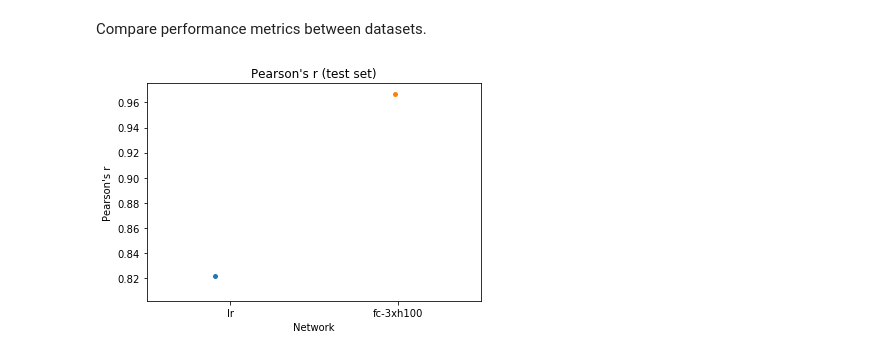
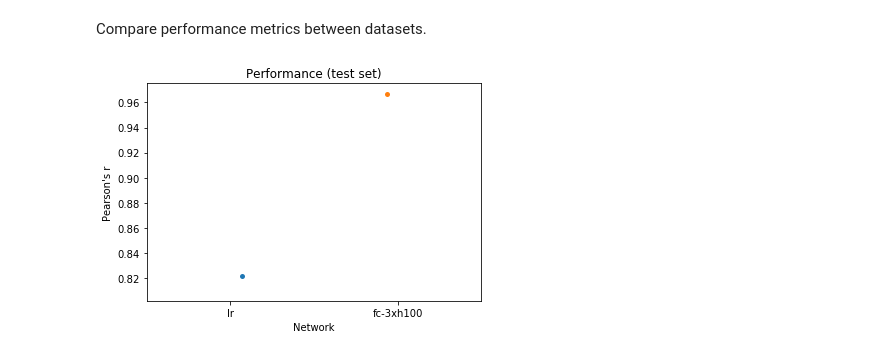
Before and after one commit to gitter-lab/nn4dms, a Jupyter notebook: notebooks/analysis.ipynb, the cells around one changed output. Cells and saved outputs as stored; diff of their text form; code cells hidden in the pictures.

```diff
--- a/notebooks/analysis.ipynb
+++ b/notebooks/analysis.ipynb
@@ -180,9 +180,9 @@ Compare performance metrics between datasets.
 # %%
 metrics["parsed_net_file"] = metrics["net_file"].apply(lambda nf: basename(nf)[:-5])
 fix, ax = plt.subplots(1)
 ax = sns.stripplot(x="parsed_net_file", y="stest_pearsonr", data=metrics)
-ax.set(xlabel="Network", ylabel="Pearson's r", title="Pearson's r (test set)")
+ax.set(xlabel="Network", ylabel="Pearson's r", title="Performance (test set)")
 plt.show()
 plt.close(fig)
 # %% [output]
-[figure, old version]
+[figure, new version]
```
Also changed, not shown: parts of 2 cells of this notebook.
